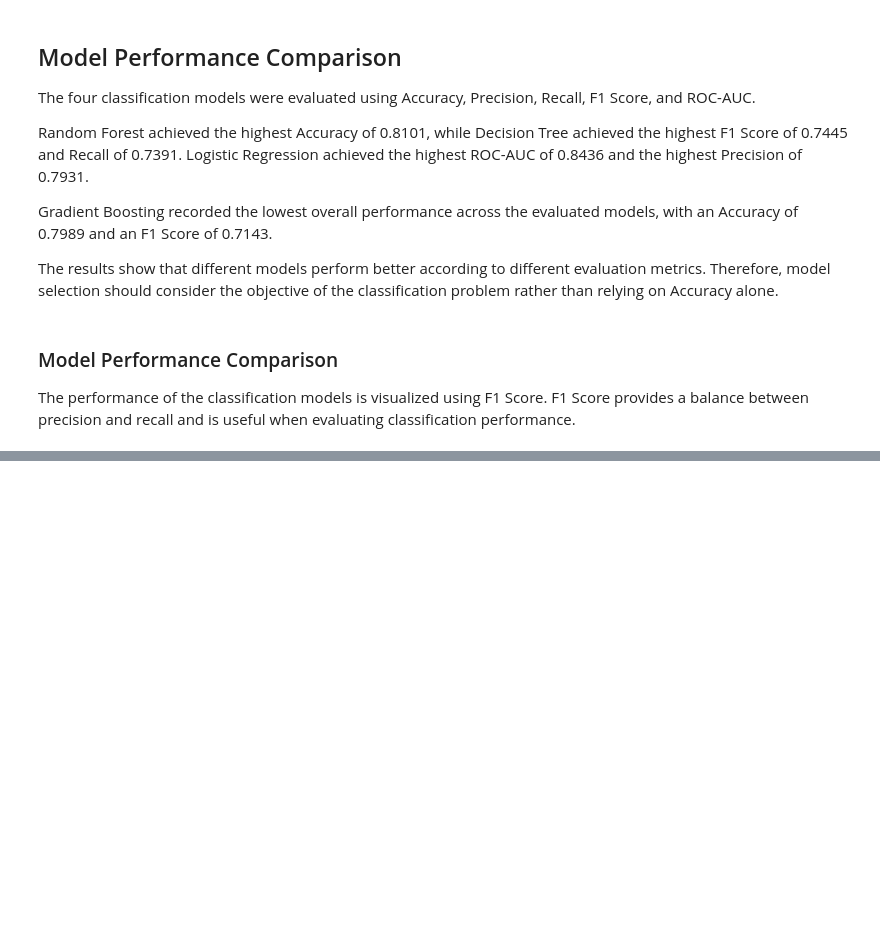
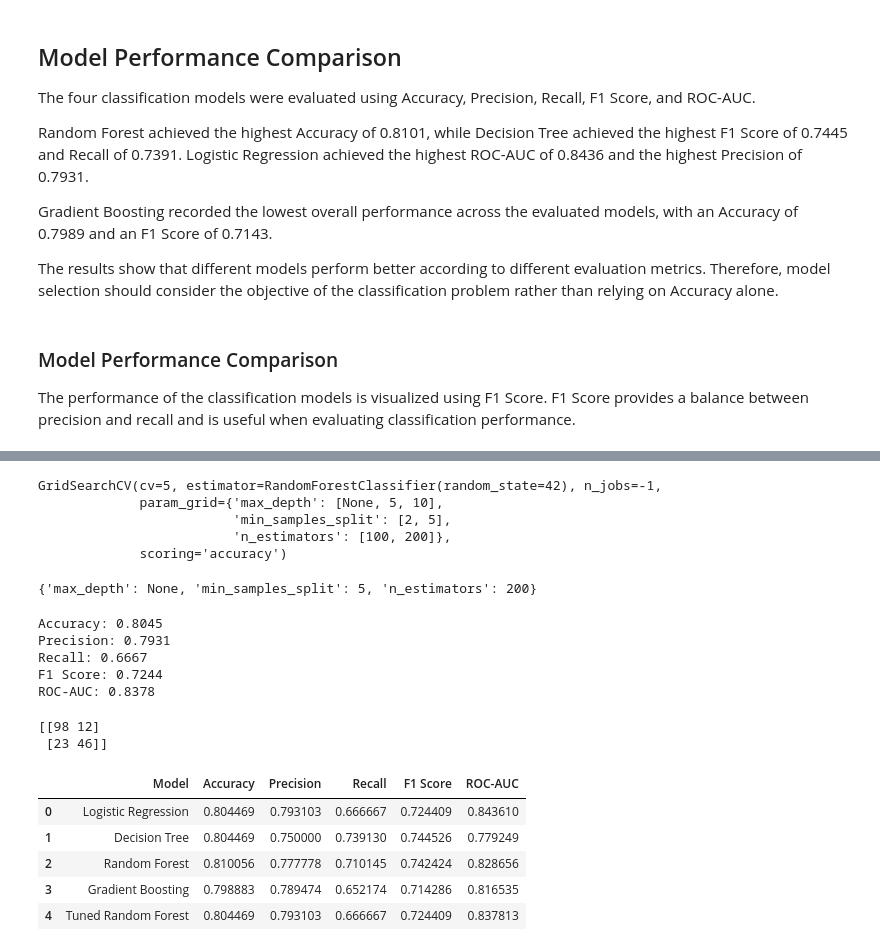
Before and after one commit to Mal-archLumi/analystLab-africa-datascience-internship, a Jupyter notebook: notebooks/week5_titanic_advanced_machine_learning.ipynb, the cells around one changed output, grey strips where cells are left out. Cells and saved outputs as stored; diff of their text form; code cells hidden in the pictures; blank space fills up the shorter version.

```diff
--- a/notebooks/week5_titanic_advanced_machine_learning.ipynb
+++ b/notebooks/week5_titanic_advanced_machine_learning.ipynb
@@ -504,0 +543,14 @@ plt.show(),
+# %%
+# Perform hyperparameter tuning
+grid_search.fit(X_train, y_train)
+# %% [output]
+GridSearchCV(cv=5, estimator=RandomForestClassifier(random_state=42), n_jobs=-1,
+             param_grid={'max_depth': [None, 5, 10],
+                         'min_samples_split': [2, 5],
+                         'n_estimators': [100, 200]},
+             scoring='accuracy')
+# %%
+# Display the best hyperparameters
+grid_search.best_params_
+# %% [output]
+{'max_depth': None, 'min_samples_split': 5, 'n_estimators': 200}
@@ -504,0 +566,47 @@ plt.show(),
+# %%
+# Calculate tuned Random Forest metrics
+tuned_rf_accuracy = accuracy_score(y_test, tuned_rf_pred)
+tuned_rf_precision = precision_score(y_test, tuned_rf_pred)
+tuned_rf_recall = recall_score(y_test, tuned_rf_pred)
+tuned_rf_f1 = f1_score(y_test, tuned_rf_pred)
+tuned_rf_roc_auc = roc_auc_score(y_test, tuned_rf_proba)
+
+print(f"Accuracy: {tuned_rf_accuracy:.4f}")
+print(f"Precision: {tuned_rf_precision:.4f}")
+print(f"Recall: {tuned_rf_recall:.4f}")
+print(f"F1 Score: {tuned_rf_f1:.4f}")
+print(f"ROC-AUC: {tuned_rf_roc_auc:.4f}")
+# %% [output]
+Accuracy: 0.8045
+Precision: 0.7931
+Recall: 0.6667
+F1 Score: 0.7244
+ROC-AUC: 0.8378
+# %%
+# Display the tuned Random Forest confusion matrix
+tuned_rf_cm = confusion_matrix(y_test, tuned_rf_pred)
+
+print(tuned_rf_cm)
+# %% [output]
+[[98 12]
+ [23 46]]
+# %%
+# Add the tuned Random Forest results
+results.loc[len(results)] = [
+    "Tuned Random Forest",
+    tuned_rf_accuracy,
+    tuned_rf_precision,
+    tuned_rf_recall,
+    tuned_rf_f1,
+    tuned_rf_roc_auc
+]
+
+# Display the final comparison
+results
+# %% [output]
+|  | Model | Accuracy | Precision | Recall | F1 Score | ROC-AUC |
+| 0 | Logistic Regression | 0.804469 | 0.793103 | 0.666667 | 0.724409 | 0.843610 |
+| 1 | Decision Tree | 0.804469 | 0.750000 | 0.739130 | 0.744526 | 0.779249 |
+| 2 | Random Forest | 0.810056 | 0.777778 | 0.710145 | 0.742424 | 0.828656 |
+| 3 | Gradient Boosting | 0.798883 | 0.789474 | 0.652174 | 0.714286 | 0.816535 |
+| 4 | Tuned Random Forest | 0.804469 | 0.793103 | 0.666667 | 0.724409 | 0.837813 |
```
Also changed, not shown: parts of 11 cells of this notebook.
